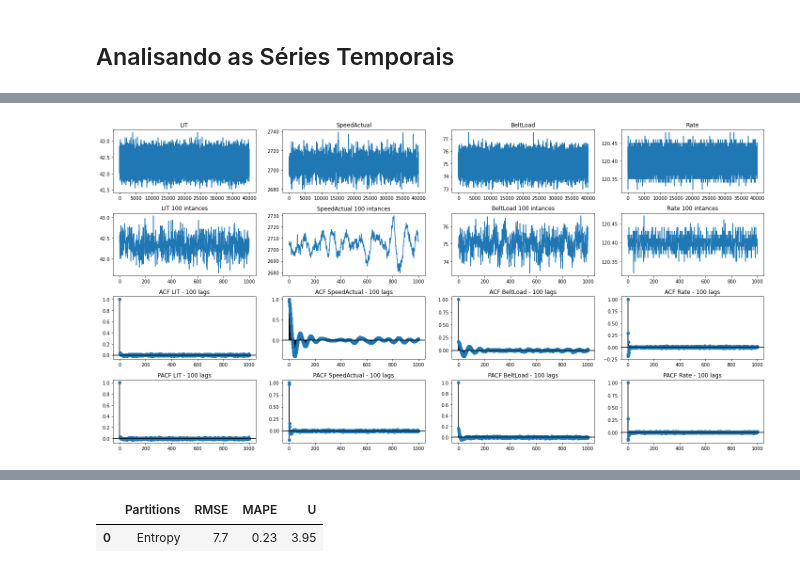
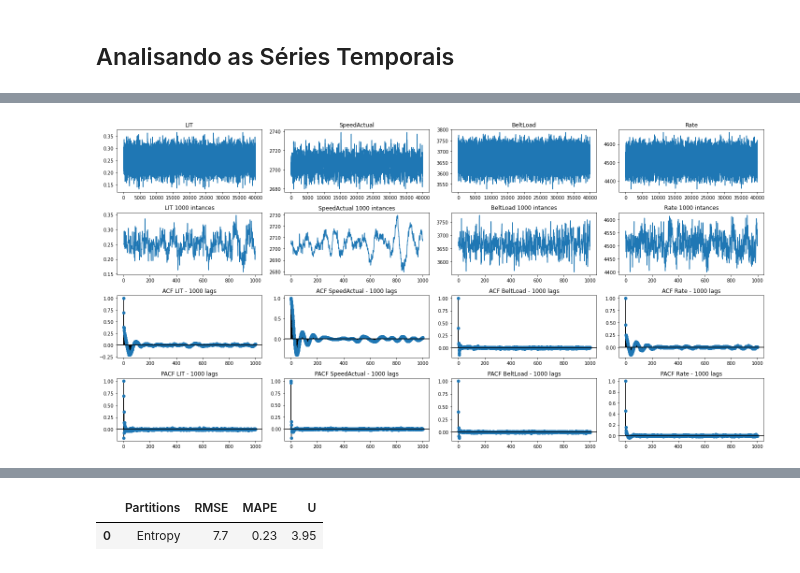
Before and after one commit to gabrielvinicios02/ExperimentsMultivariate, a Jupyter notebook: ClassificadorXGBoost.ipynb, the cells around one changed output, grey strips where cells are left out. Cells and saved outputs as stored; diff of their text form; code cells hidden in the pictures.

```diff
--- a/ClassificadorXGBoost.ipynb
+++ b/ClassificadorXGBoost.ipynb
@@ -85,18 +85,22 @@ Requirement already satisfied: pytz>=2017.3 in /usr/local/lib/python3.7/dist-pac
 Requirement already satisfied: six>=1.5 in /usr/local/lib/python3.7/dist-packages (from python-dateutil>=2.7.3->pandas>=1.2.0->pyreadr) (1.15.0)
 # %%
 #reading train data in .R format
-#a1 = py.read_r("../content/drive/MyDrive/DadosPWFTS/TEP_FaultFree_Training.RData")
-#a2 = py.read_r("../content/drive/MyDrive/DadosPWFTS/TEP_Faulty_Training.RData")
+#a1 = np.loadtxt('../content/drive/MyDrive/DadosPWFTS/DataTEPCSV/d00.dat')
+#d_a1 = a1.transpose()
+#a2 = np.loadtxt('../content/drive/MyDrive/DadosPWFTS/DataTEPCSV/d04.dat')
+#d_a2 = a2.transpose()
 a1 = pd.read_csv("../content/drive/MyDrive/DadosPWFTS/DataTEPCSV/test.csv")
-a2 = pd.read_csv("../content/drive/MyDrive/DadosPWFTS/DataTEPCSV/train.csv")
+#a2 = pd.read_csv("../content/drive/MyDrive/DadosPWFTS/DataTEPCSV/train.csv")
+a2 = pd.read_csv("../content/drive/MyDrive/DadosPWFTS/DataTEPCSV/train_2.csv",delimiter=';')
 
 #reading test data in .R format
 
-#a3 = py.read_r("../content/drive/MyDrive/DadosPWFTS/TEP_FaultFree_Testing.RData")
-#a4 = py.read_r("../content/drive/MyDrive/DadosPWFTS/TEP_Faulty_Testing (1).RData")
-
-print("Objects that are present in a1 :",a1.keys())
-print("Objects that are present in a2 :",a2.keys())
-#print("Objects that are present in a3 :",a3.keys())
-#print("Objects that are present in a4 :",a4.keys())
+#a3 = np.loadtxt('../content/drive/MyDrive/DadosPWFTS/DataTEPCSV/d00_te.dat')
+#d_a3 = a3.transpose()
+#a4 = np.loadtxt('../content/drive/MyDrive/DadosPWFTS/DataTEPCSV/d04_te.dat')
+#d_a4 = a4.transpose()
+#print("Objects that are present in a1 :",a1)
+print(a2)
+#print("Objects that are present in a3 :",d_a3)
+#print("Objects that are present in a4 :",d_a4)
 # %% [output]
@@ -250,10 +289,10 @@ from statsmodels.tsa.stattools import acf, pacf
 datasets1 = {}
 
 #datasets1['LIT'] = dados_treino_Falha.get('LIT_2012KS_0251_FilteredSignal')
-datasets1['LIT'] = test_sf.get('xmeas_6')
+datasets1['LIT'] = test_sf.get('xmeas_1')
 #datasets1['SpeedActual'] = dados_treino_Falha.get('_AL_2012KS_06M1_SpeedActual')
-datasets1['SpeedActual'] = test_sf.get('xmeas_7')
+datasets1['SpeedActual'] = test_sf.get('xmeas_7')###
 #datasets1['BeltLoad'] = dados_treino_Falha.get('WIT_1085KS_2300_BeltLoad')
-datasets1['BeltLoad'] = test_sf.get('xmeas_8')
+datasets1['BeltLoad'] = test_sf.get('xmeas_2')
 #datasets1['Rate'] = dados_treino_Falha.get('WIT_1085KS_2300_Rate')
-datasets1['Rate'] = test_sf.get('xmeas_9')
+datasets1['Rate'] = test_sf.get('xmeas_3')
@@ -260,32 +312,32 @@ datasets1['Rate'] = test_sf.get('xmeas_9')
 # %%
 #Dados sem Falhas
 
 fig1, ax = plt.subplots(nrows=4, ncols=4, figsize=[20,10])
 
 for ct, (key, data) in enumerate(datasets1.items()):
   _lags = np.arange(0,1001)
   _acf = acf(data,nlags=1000)
   _pacf = pacf(data,nlags=1000)
 
   ax[0][ct].set_title("{}".format(key))
   ax[0][ct].plot(data)
 
-  ax[1][ct].set_title("{} 100 intances".format(key))
+  ax[1][ct].set_title("{} 1000 intances".format(key))
   ax[1][ct].plot(data[:1000])
 
-  ax[2][ct].set_title("ACF {} - 100 lags".format(key))
+  ax[2][ct].set_title("ACF {} - 1000 lags".format(key))
   ax[2][ct].plot(_lags, _acf, "o")
   ax[2][ct].vlines(_lags,[0],_acf)
   ax[2][ct].axhline(y=0, color='black')
 
-  ax[3][ct].set_title("PACF {} - 100 lags".format(key))
+  ax[3][ct].set_title("PACF {} - 1000 lags".format(key))
   ax[3][ct].plot(_lags, _pacf, "o")
   ax[3][ct].vlines(_lags,[0],_pacf)
   ax[3][ct].axhline(y=0, color='black')
 
 plt.tight_layout()
 # %% [output]
-[figure, old version]
+[figure, new version]
 # %%
 #Dados normais - com falhas
 from pyFTS.data import TAIEX, Malaysia, sunspots, artificial
```
Also changed, not shown: parts of 10 cells of this notebook.
